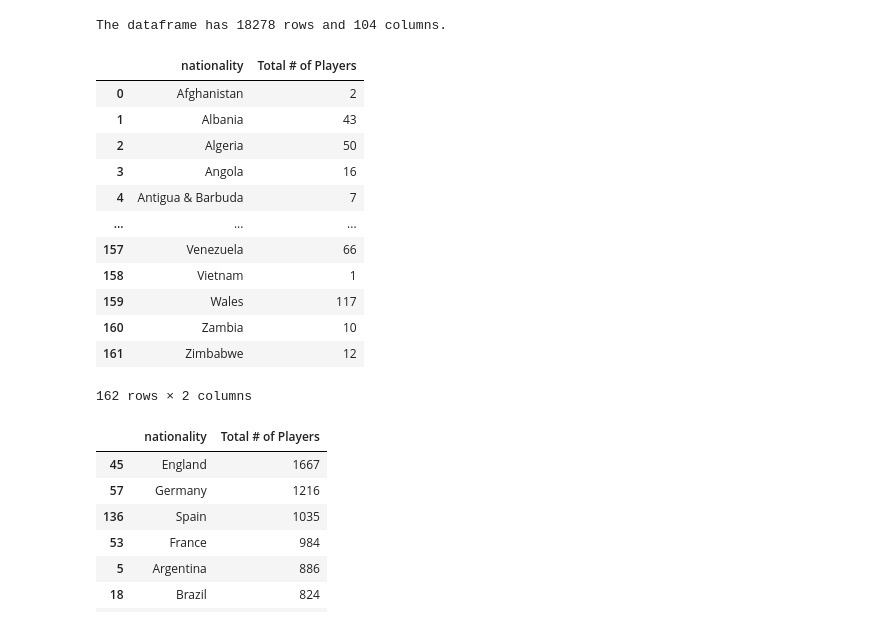
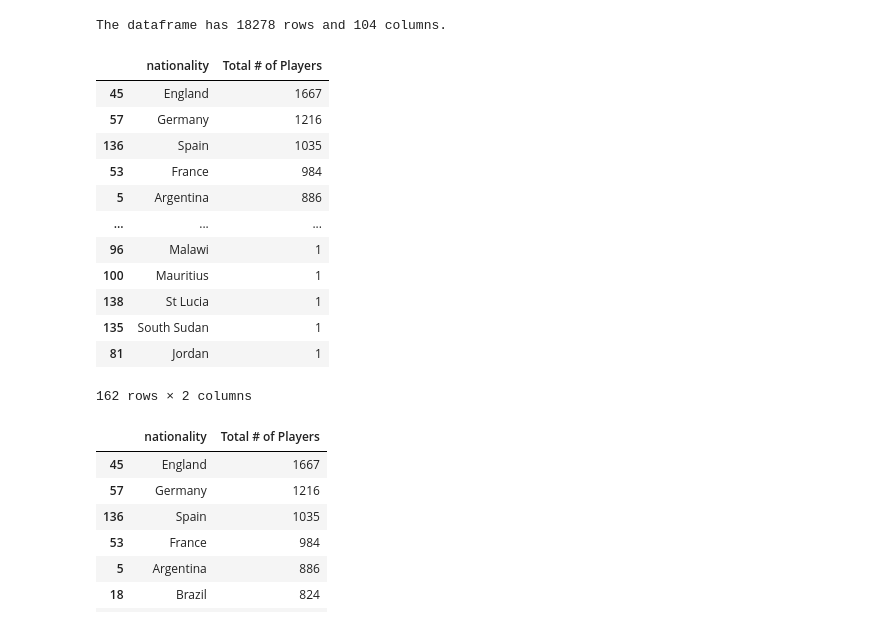
Before and after one commit to Jrowez/JUMPlus-dataProject1, a Jupyter notebook: dataProject1.ipynb, the cells around one changed output. Saved outputs shown, nothing was run; the diff lists cells and outputs as text; code cells hidden in the pictures.

```diff
--- a/dataProject1.ipynb
+++ b/dataProject1.ipynb
@@ -67,24 +66,24 @@ print(f'The dataframe has {len(df)} rows and {len(df.columns)} columns.')
 The dataframe has 18278 rows and 104 columns.
 # %%
 #4. Show number of players and their countries.
-player_Country = df[['nationality','short_name']].groupby(['nationality']).size().reset_index(name='Total # of Players')
+player_Country = df[['nationality','short_name']].groupby(['nationality']).size().reset_index(name='Total # of Players').sort_values('Total # of Players', ascending=False)
 player_Country
 
 #using value_counts() built-in function
 #df['nationality'].value_counts()
 # %% [output]
 |  | nationality | Total # of Players |
-| 0 | Afghanistan | 2 |
-| 1 | Albania | 43 |
-| 2 | Algeria | 50 |
-| 3 | Angola | 16 |
-| 4 | Antigua & Barbuda | 7 |
+| 45 | England | 1667 |
+| 57 | Germany | 1216 |
+| 136 | Spain | 1035 |
+| 53 | France | 984 |
+| 5 | Argentina | 886 |
 | ... | ... | ... |
-| 157 | Venezuela | 66 |
-| 158 | Vietnam | 1 |
-| 159 | Wales | 117 |
-| 160 | Zambia | 10 |
-| 161 | Zimbabwe | 12 |
+| 96 | Malawi | 1 |
+| 100 | Mauritius | 1 |
+| 138 | St Lucia | 1 |
+| 135 | South Sudan | 1 |
+| 81 | Jordan | 1 |
 162 rows × 2 columns
 # %%
 # 5. If you find many records in point 4 then show only top 10 countries and their number of players.
```
Also changed, not shown: parts of 7 cells of this notebook.
